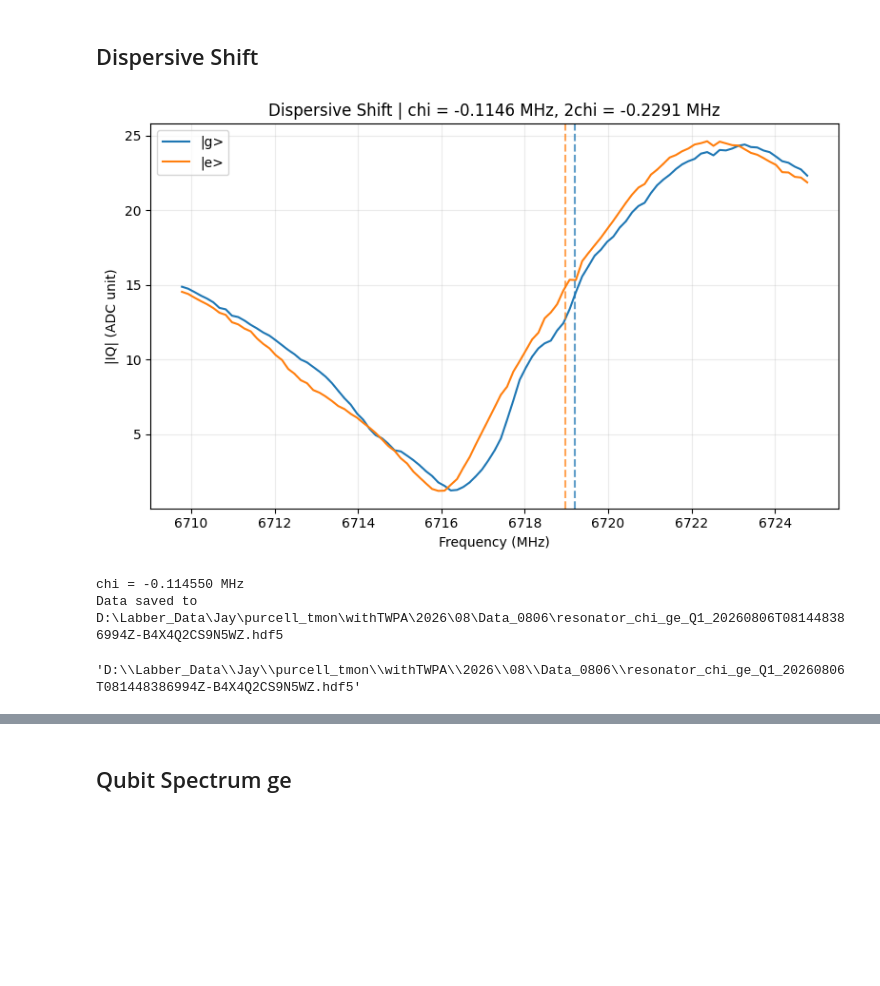
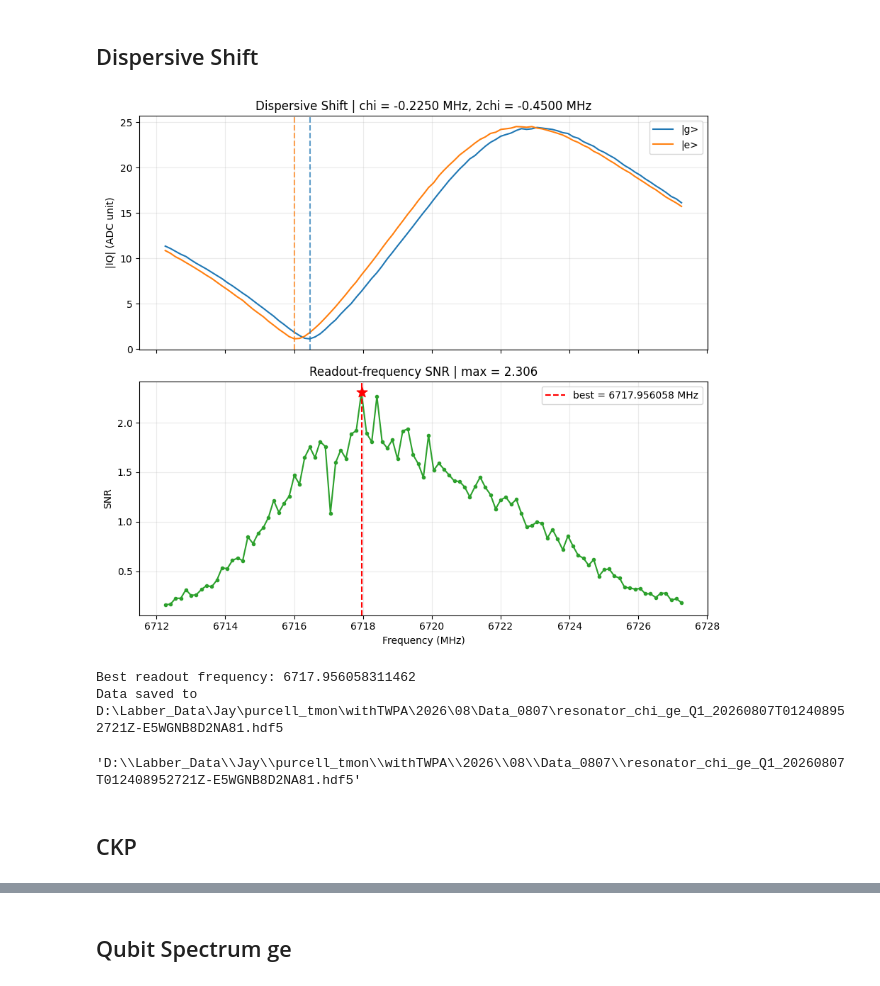
Before and after one commit to JayChien04717/QickworksaceV2_proj, a Jupyter notebook: QickworkspaceV2.ipynb, the cells around one changed output, grey strips where cells are left out. Drawn from its saved outputs; the diff is of its cells as text; code cells hidden in the pictures; blank space fills up the shorter version.

```diff
--- a/QickworkspaceV2.ipynb
+++ b/QickworkspaceV2.ipynb
@@ -48,7 +48,7 @@ Firmware configuration (built Sun Aug 10 18:48:22 2025):
 from QickworkspaceV2.tools.system_tool import ExperimentConfig
 from QickworkspaceV2.config.system_cfg import config_list
 
-qubit = "Q3"
+qubit = "Q1"
 config_all = ExperimentConfig(config_list)
 run_cfg = config_all.get_qubit(qubit)
 # %% [markdown]
@@ -182,16 +177,11 @@ Data saved to D:\Labber_Data\Jay\purcell_tmon\withTWPA\2026\08\Data_0806\s002_re
-# %%
-config_all.update('threshold', None)
 # %%
 from QickworkspaceV2.experiments.resonator import ResonatorSpec
 
-START_FREQ = config_all.get_qubit(qubit)["res_freq_ge"] - 13  # [MHz]
-STOP_FREQ = config_all.get_qubit(qubit)["res_freq_ge"] + 10  # [MHz]
+START_FREQ = config_all.get_qubit(qubit)["res_freq_ge"] - 8  # [MHz]
+STOP_FREQ = config_all.get_qubit(qubit)["res_freq_ge"] + 1  # [MHz]
 
 # START_FREQ = 6715-13  # [MHz]
 # STOP_FREQ = 6715 + 10  # [MHz]
-
-
-
 
 
 STEPS = 101
@@ -300,28 +290,31 @@ Data saved to D:\Labber_Data\Jay\purcell_tmon\withTWPA\2026\08\Data_0806\s002b_r
 # %%
 from QickworkspaceV2.experiments.resonator import Chi
 
 CENTER_FREQ = config_all.get_qubit(qubit)["res_freq_ge"]  # [MHz]
 FREQ_SPAN = 15  # [MHz]
 STEPS = 101
 
 run_cfg = config_all.get_qubit(qubit)
 
 run_cfg.update(
     [
         ("steps", STEPS),
         ("res_freq_ge", QickSweep1D("freqloop", CENTER_FREQ - FREQ_SPAN / 2, CENTER_FREQ + FREQ_SPAN / 2)),
         ("relax_delay", 200),
-        ("threshold", None)
+        ("threshold", None),
+        ("snr_shots", 100)
     ]
 )
 
 chi = Chi(run_cfg)
-chi_result = chi.run(py_avg=5, solve_type="hm")
-chi.plot()
-print(f"chi = {chi_result['chi_MHz']:.6f} MHz")
+result, best_freq = chi.run(10, plot=True, return_best_freq=True,)
+print("Best readout frequency:", best_freq)
+config_all.update("res_freq_ge", best_freq, q_index=qubit)
 chi.saveLabber(qubit, config_all=config_all)
 # %% [output]
-[figure, old version]
+[figure, new version]
-chi = -0.114550 MHz
-Data saved to D:\Labber_Data\Jay\purcell_tmon\withTWPA\2026\08\Data_0806\resonator_chi_ge_Q1_20260806T081448386994Z-B4X4Q2CS9N5WZ.hdf5
+Best readout frequency: 6717.956058311462
+Data saved to D:\Labber_Data\Jay\purcell_tmon\withTWPA\2026\08\Data_0807\resonator_chi_ge_Q1_20260807T012408952721Z-E5WGNB8D2NA81.hdf5
-'D:\\Labber_Data\\Jay\\purcell_tmon\\withTWPA\\2026\\08\\Data_0806\\resonator_chi_ge_Q1_20260806T081448386994Z-B4X4Q2CS9N5WZ.hdf5'
+'D:\\Labber_Data\\Jay\\purcell_tmon\\withTWPA\\2026\\08\\Data_0807\\resonator_chi_ge_Q1_20260807T012408952721Z-E5WGNB8D2NA81.hdf5'
+# %% [markdown]
+## CKP
```
Also changed, not shown: parts of 34 cells of this notebook, 22 other files.
